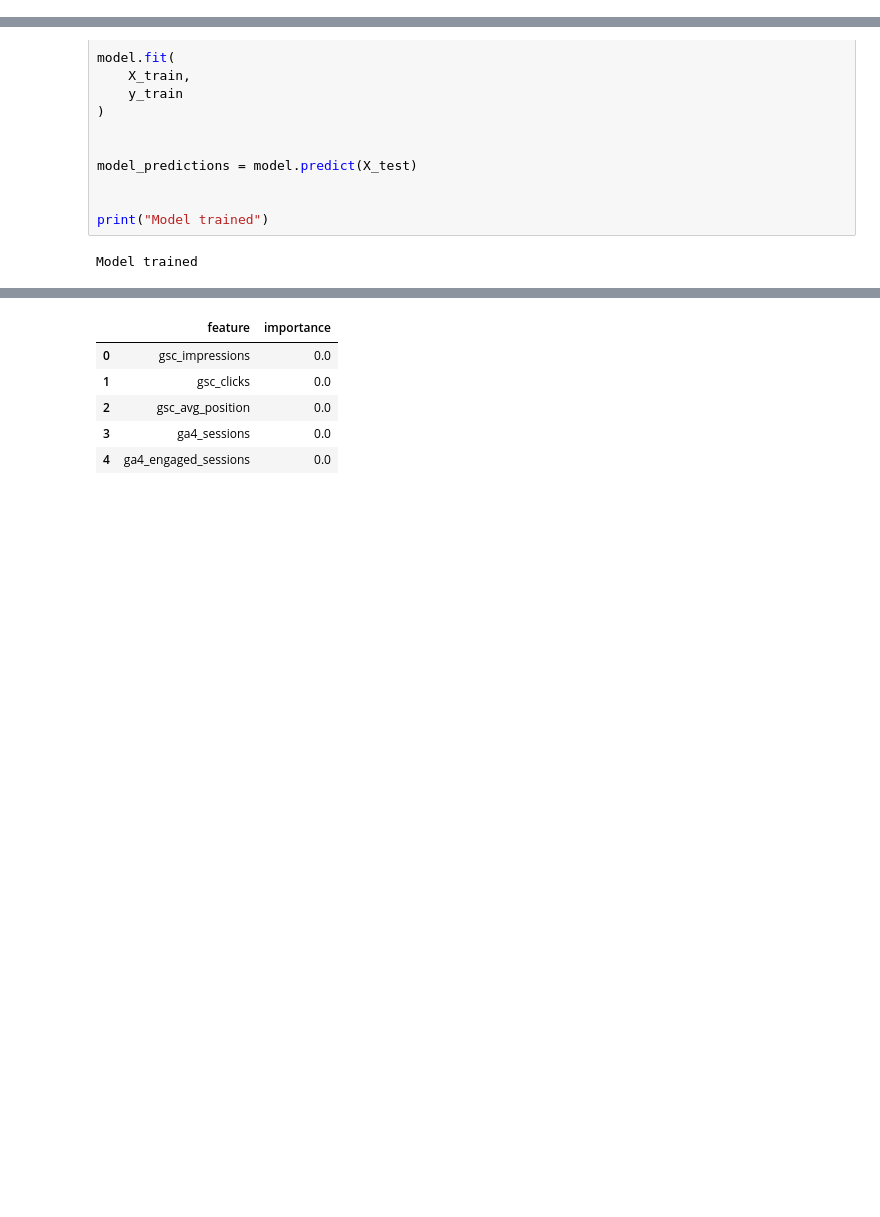
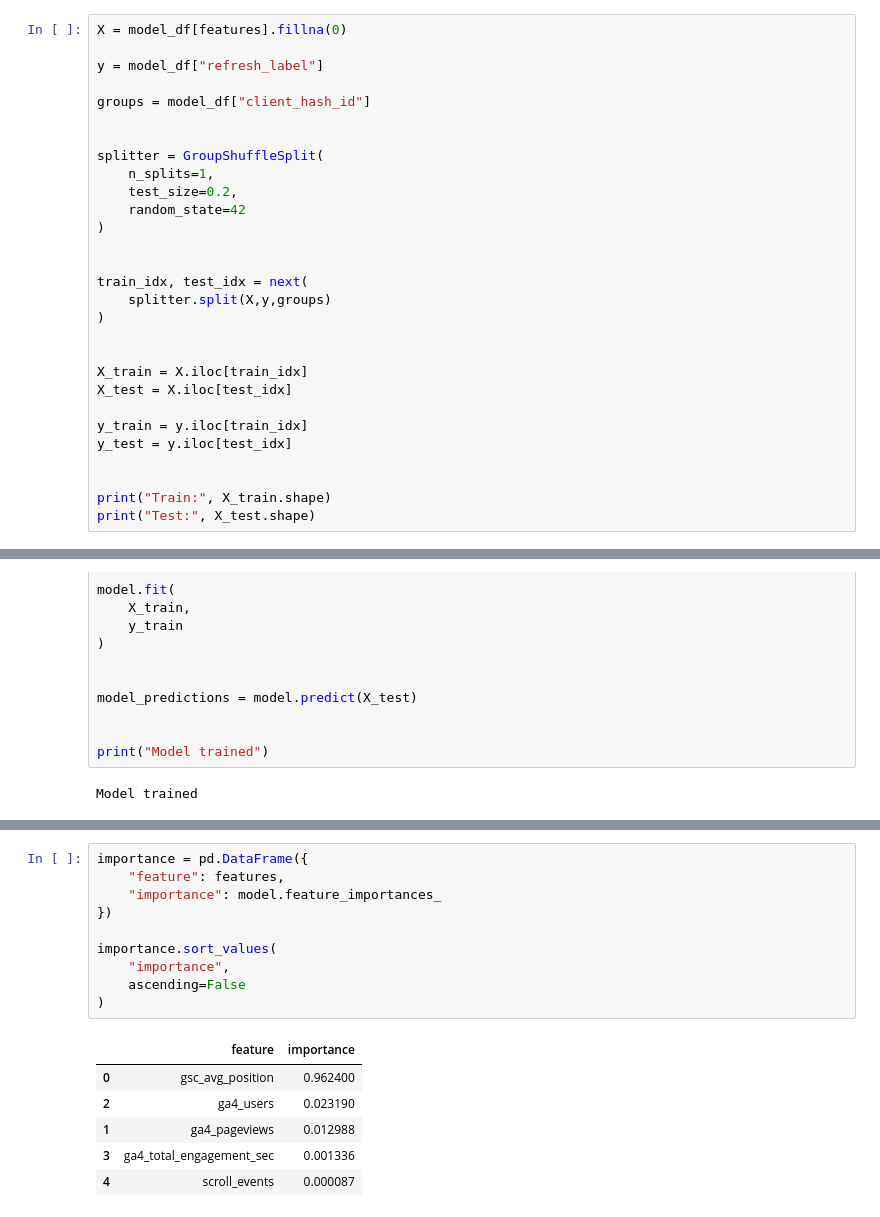
Before and after one commit to mfaiqdev/MLinternship, a Jupyter notebook: work/notebooks/w05_model.ipynb, the cells around one changed output, grey strips where cells are left out. Saved outputs shown, nothing was run; the diff lists cells and outputs as text; blank space fills up the shorter version.

```diff
--- a/work/notebooks/w05_model.ipynb
+++ b/work/notebooks/w05_model.ipynb
@@ -133,0 +94,29 @@ The split reflects the real deployment scenario where the model should generaliz
+# %%
+X = model_df[features].fillna(0)
+
+y = model_df["refresh_label"]
+
+groups = model_df["client_hash_id"]
+
+
+splitter = GroupShuffleSplit(
+    n_splits=1,
+    test_size=0.2,
+    random_state=42
+)
+
+
+train_idx, test_idx = next(
+    splitter.split(X,y,groups)
+)
+
+
+X_train = X.iloc[train_idx]
+X_test = X.iloc[test_idx]
+
+y_train = y.iloc[train_idx]
+y_test = y.iloc[test_idx]
+
+
+print("Train:", X_train.shape)
+print("Test:", X_test.shape)
@@ -179,8 +220,17 @@ The results are interpreted as decision-support signals rather than guaranteed r
 # %%
+importance = pd.DataFrame({
+    "feature": features,
+    "importance": model.feature_importances_
+})
+
+importance.sort_values(
+    "importance",
+    ascending=False
+)
 # %% [output]
 |  | feature | importance |
-| 0 | gsc_impressions | 0.0 |
-| 1 | gsc_clicks | 0.0 |
-| 2 | gsc_avg_position | 0.0 |
-| 3 | ga4_sessions | 0.0 |
-| 4 | ga4_engaged_sessions | 0.0 |
+| 0 | gsc_avg_position | 0.962400 |
+| 2 | ga4_users | 0.023190 |
+| 1 | ga4_pageviews | 0.012988 |
+| 3 | ga4_total_engagement_sec | 0.001336 |
+| 4 | scroll_events | 0.000087 |
```
Also changed, not shown: parts of 24 cells of this notebook.
